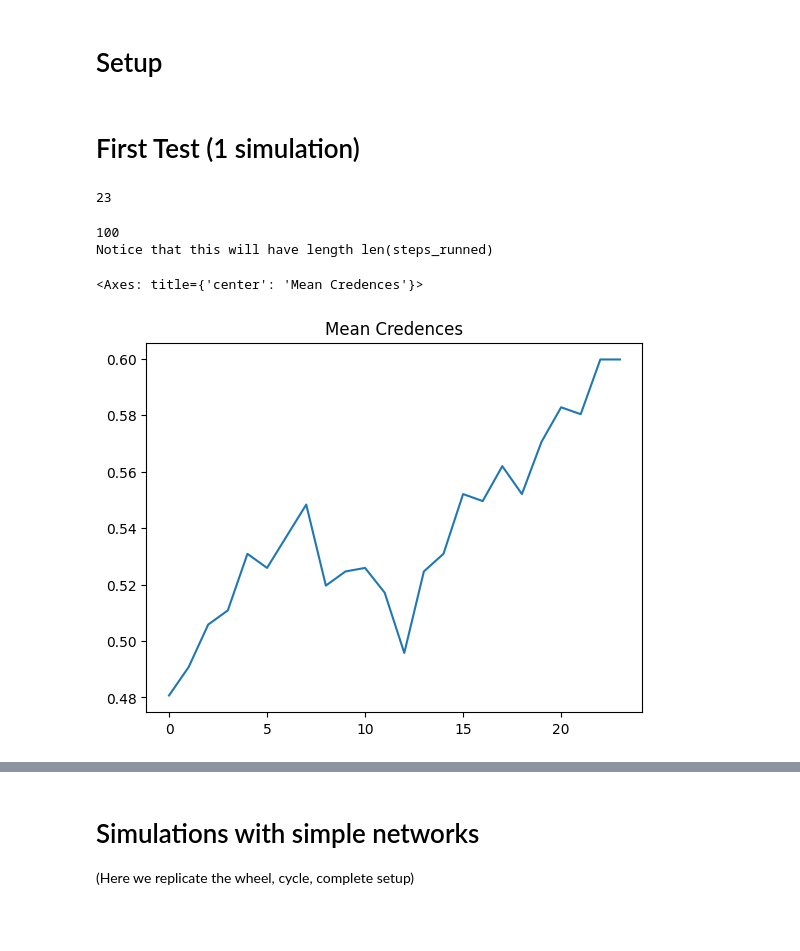
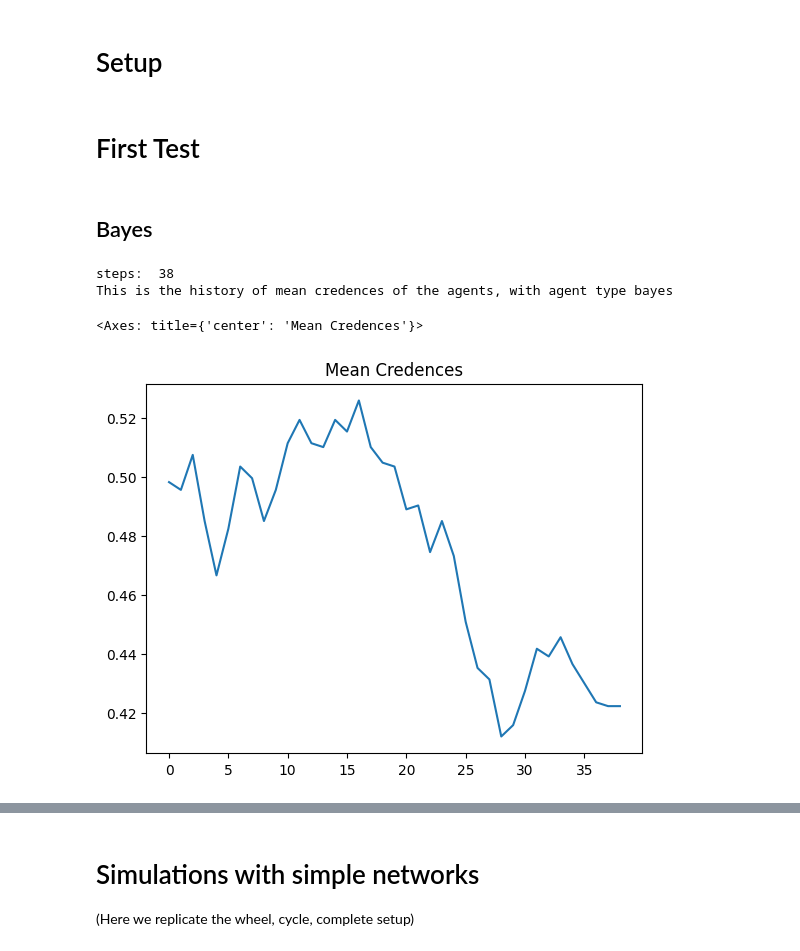
Before and after one commit to IgnacioOQ/e_network_inequality, a Jupyter notebook: zollman_setup/basic_testing.ipynb, the cells around one changed output, grey strips where cells are left out. Cells and saved outputs as stored; diff of their text form; code cells hidden in the pictures; blank space fills up the shorter version.

```diff
--- a/zollman_setup/basic_testing.ipynb
+++ b/zollman_setup/basic_testing.ipynb
@@ -17,25 +17,23 @@ import matplotlib.pyplot as plt
 %load_ext autoreload
 %autoreload 2
 # %% [markdown]
-# First Test (1 simulation)
+# First Test
+# %% [markdown]
+## Bayes
 # %%
 n_agents = 100
+agent_type = "bayes"
 my_network = nx.complete_graph(n_agents) #create_hybrid_network(20,degree=5,p_preferential_attachment=.01)#nx.erdos_renyi_graph(n_agents, 0.009)
-my_model = Model(my_network, n_experiments=10, uncertainty=0.001,agent_type = "bayes")
+my_model = Model(my_network, n_experiments=10, uncertainty=0.001,agent_type = agent_type)
 my_model.run_simulation(number_of_steps=10000,show_bar=True) #number_of_steps is a max amount
+print('steps: ',my_model.n_steps)
+df = pd.DataFrame(my_model.agent_histories)
+mean_credences = df.mean()
+print(f'This is the history of mean credences of the agents, with agent type {agent_type}')
+mean_credences.plot(title='Mean Credences')
+# %% [output]
+steps:  38
+This is the history of mean credences of the agents, with agent type bayes
+<Axes: title={'center': 'Mean Credences'}>
+[figure, added]
-# %%
-my_model.n_steps
-# %% [output]
-23
-# %%
-df = pd.DataFrame(my_model.agent_histories)
-print(len(df))
-mean_credences = df.mean()
-print('Notice that this will have length len(steps_runned)')
-mean_credences.plot(title='Mean Credences')
-# %% [output]
-100
-Notice that this will have length len(steps_runned)
-<Axes: title={'center': 'Mean Credences'}>
-[figure, removed]
 # %%
```
Also changed, not shown: parts of 25 cells of this notebook.
